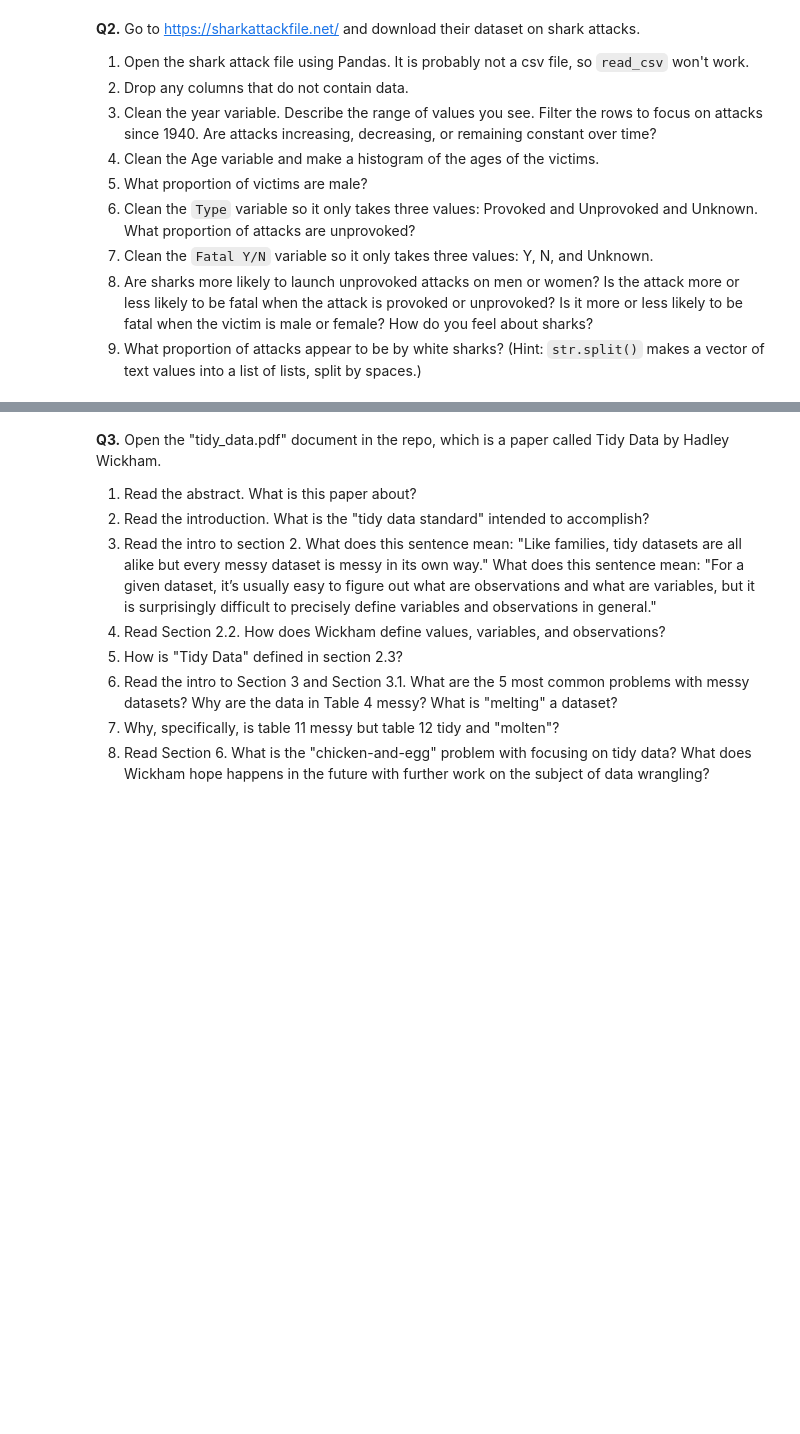
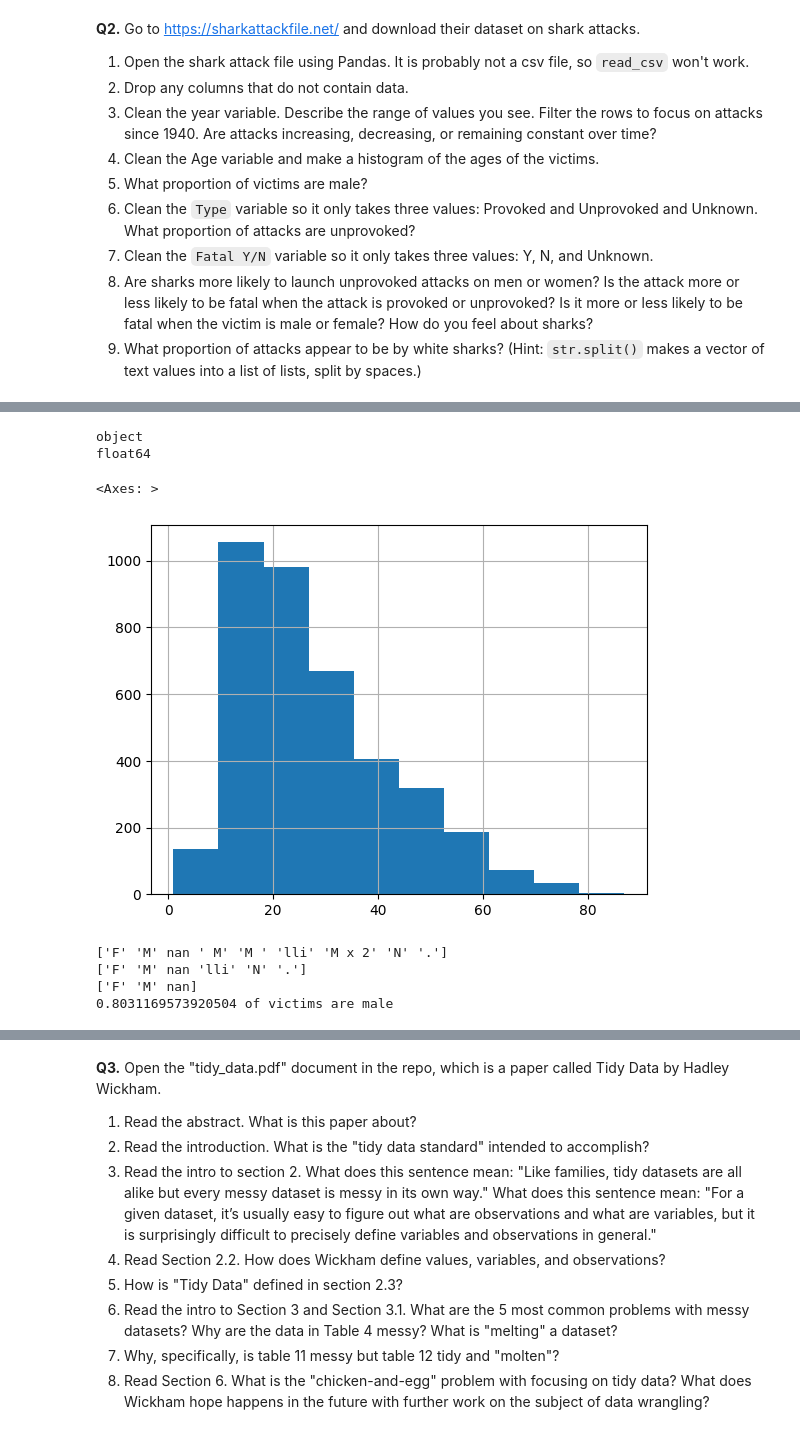
Before and after one commit to hasitanalluri/wrangling, a Jupyter notebook: assignment/assignment.ipynb, the cells around one changed output, grey strips where cells are left out. Drawn from its saved outputs; the diff is of its cells as text; code cells hidden in the pictures; blank space fills up the shorter version.

```diff
--- a/assignment/assignment.ipynb
+++ b/assignment/assignment.ipynb
@@ -93,0 +195,33 @@ dtype: float64
+# %%
+# 4
+# Clean the Age variable and make a histogram of the ages of the victims.
+print(df["Age"].dtype) # Age is not being read as a number
+df["Age"] = pd.to_numeric(df["Age"], errors='coerce') # Convert age variable to numeric
+print(df["Age"].dtype) # Age is being read as a number
+df["Age"].hist() # Histogram
+# %% [output]
+object
+float64
+<Axes: >
+[figure, added]
+# %%
+# 5
+# What proportion of victims are male?
+print(df["Sex"].unique()) # See what values are recorded for sex
+
+# " M", "M ", "M x 2" are all "M" sex. Replace these with "M"
+df["Sex"] = df["Sex"].replace(["M ", "M x 2", " M"], "M")
+print(df["Sex"].unique())
+
+# "lli", "N", "." are all missing sex. Replace these with np.nan
+df["Sex"] = df["Sex"].replace(["lli", "N", "."], np.nan)
+print(df["Sex"].unique())
+
+# See what proportion of victims are male
+count_M = (df["Sex"] == "M").sum()
+print(count_M/len(df["Sex"]), "of victims are male")
+# %% [output]
+['F' 'M' nan ' M' 'M ' 'lli' 'M x 2' 'N' '.']
+['F' 'M' nan 'lli' 'N' '.']
+['F' 'M' nan]
+0.8031169573920504 of victims are male
```
Also changed, not shown: parts of 9 cells of this notebook.
